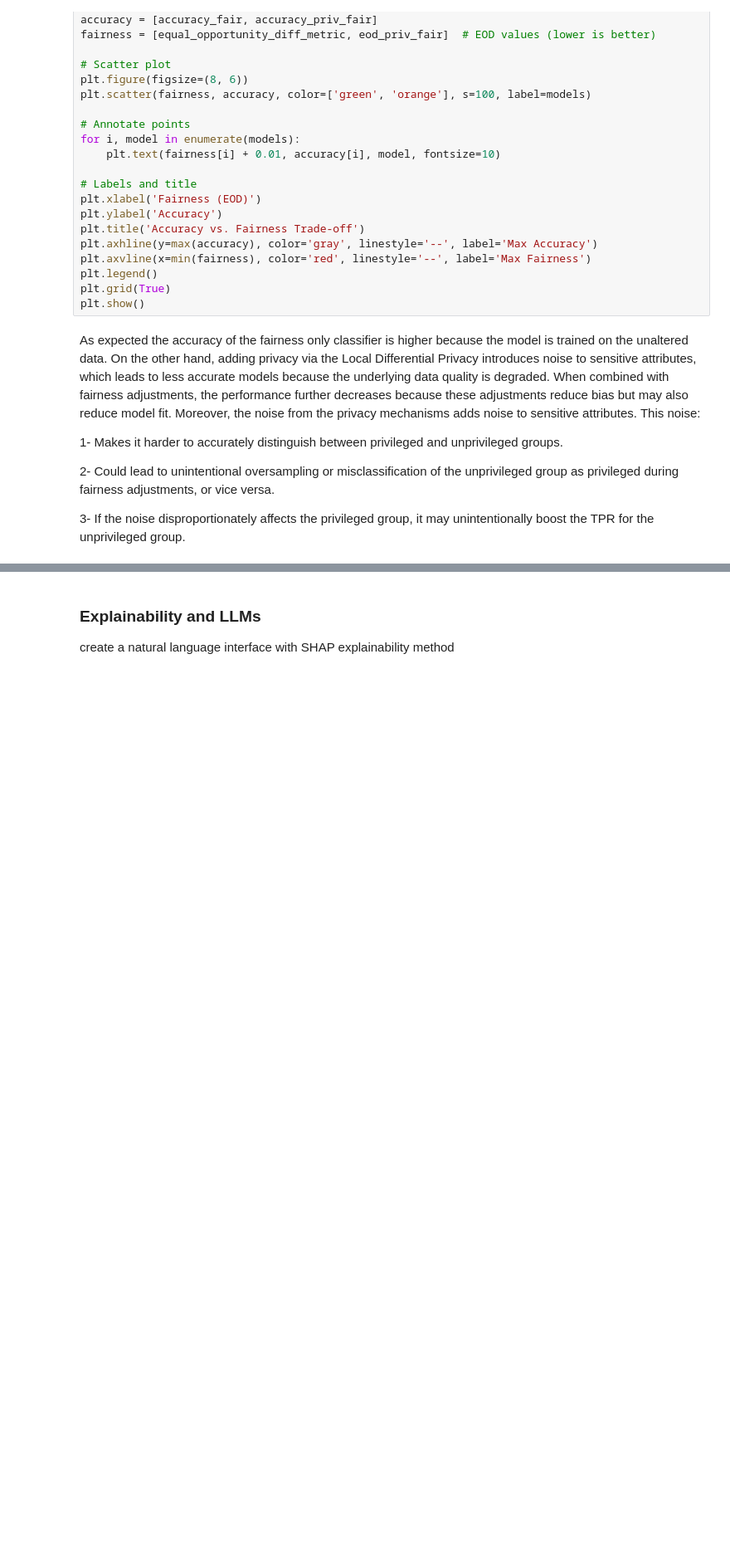
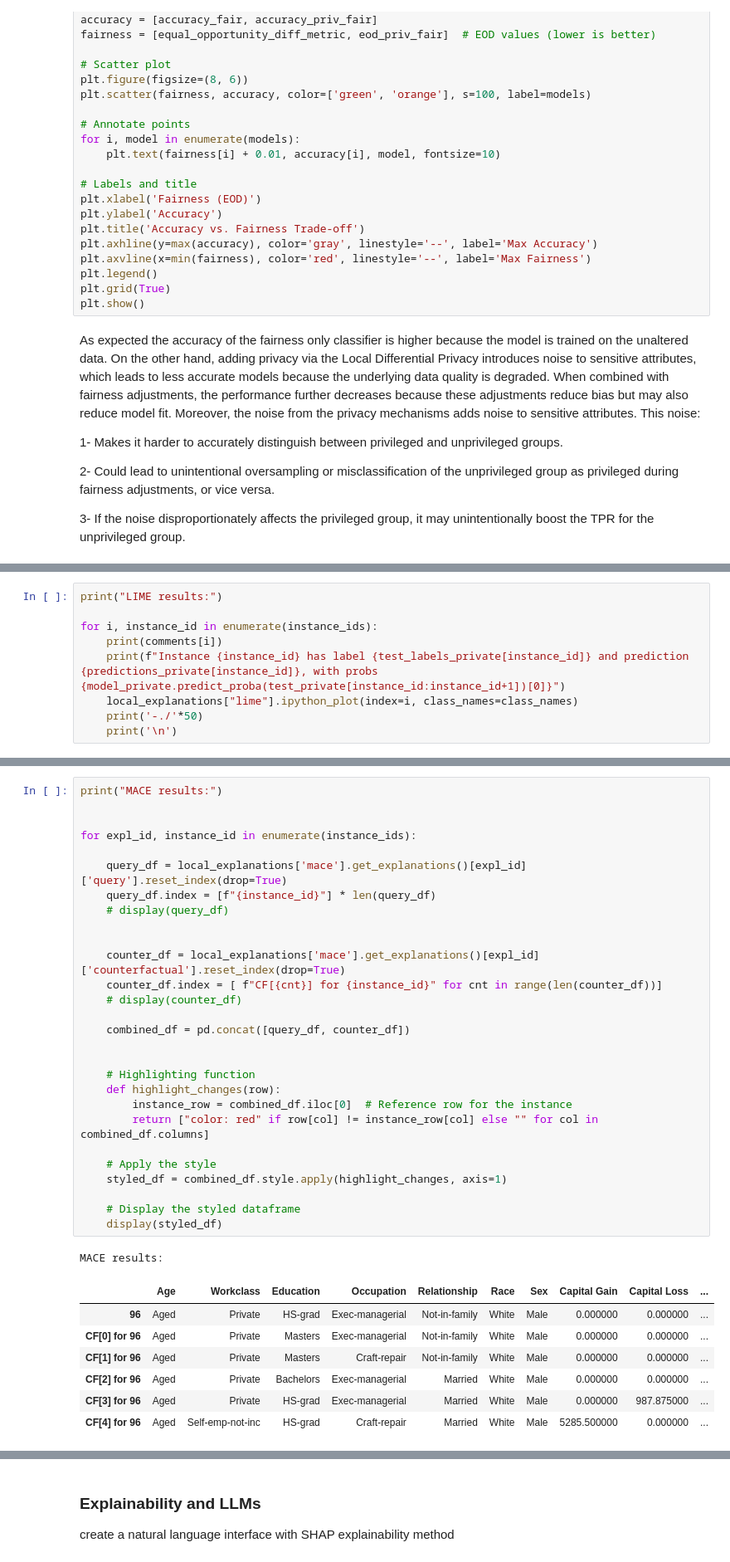
Before and after one commit to stef4k/responsible-data-science-project, a Jupyter notebook: wf-project-01.ipynb, the cells around one changed output, grey strips where cells are left out. Shown at 83% size. Saved outputs shown, nothing was run; the diff lists cells and outputs as text; blank space fills up the shorter version.

```diff
--- a/wf-project-01.ipynb
+++ b/wf-project-01.ipynb
@@ -643,0 +870,9 @@ This noise:
+# %%
+print("LIME results:")
+
+for i, instance_id in enumerate(instance_ids):
+    print(comments[i])
+    print(f"Instance {instance_id} has label {test_labels_private[instance_id]} and prediction {predictions_private[instance_id]}, with probs {model_private.predict_proba(test_private[instance_id:instance_id+1])[0]}")
+    local_explanations["lime"].ipython_plot(index=i, class_names=class_names)
+    print('-./'*50)
+    print('\n')
@@ -643,0 +903,37 @@ This noise:
+# %%
+print("MACE results:")
+
+
+for expl_id, instance_id in enumerate(instance_ids):
+
+    query_df = local_explanations['mace'].get_explanations()[expl_id]['query'].reset_index(drop=True)
+    query_df.index = [f"{instance_id}"] * len(query_df)
+    # display(query_df)
+
+
+    counter_df = local_explanations['mace'].get_explanations()[expl_id]['counterfactual'].reset_index(drop=True)
+    counter_df.index = [ f"CF[{cnt}] for {instance_id}" for cnt in range(len(counter_df))]
+    # display(counter_df)
+
+    combined_df = pd.concat([query_df, counter_df])
+
+
+    # Highlighting function
+    def highlight_changes(row):
+        instance_row = combined_df.iloc[0]  # Reference row for the instance
+        return ["color: red" if row[col] != instance_row[col] else "" for col in combined_df.columns]
+
+    # Apply the style
+    styled_df = combined_df.style.apply(highlight_changes, axis=1)
+
+    # Display the styled dataframe
+    display(styled_df)
+# %% [output]
+MACE results:
+|  | Age | Workclass | Education | Occupation | Relationship | Race | Sex | Capital Gain | Capital Loss | ... |
+| 96 | Aged | Private | HS-grad | Exec-managerial | Not-in-family | White | Male | 0.000000 | 0.000000 | ... |
+| CF[0] for 96 | Aged | Private | Masters | Exec-managerial | Not-in-family | White | Male | 0.000000 | 0.000000 | ... |
+| CF[1] for 96 | Aged | Private | Masters | Craft-repair | Not-in-family | White | Male | 0.000000 | 0.000000 | ... |
+| CF[2] for 96 | Aged | Private | Bachelors | Exec-managerial | Married | White | Male | 0.000000 | 0.000000 | ... |
+| CF[3] for 96 | Aged | Private | HS-grad | Exec-managerial | Married | White | Male | 0.000000 | 987.875000 | ... |
+| CF[4] for 96 | Aged | Self-emp-not-inc | HS-grad | Craft-repair | Married | White | Male | 5285.500000 | 0.000000 | ... |
```
Also changed, not shown: parts of 36 cells of this notebook, 1 other file.
